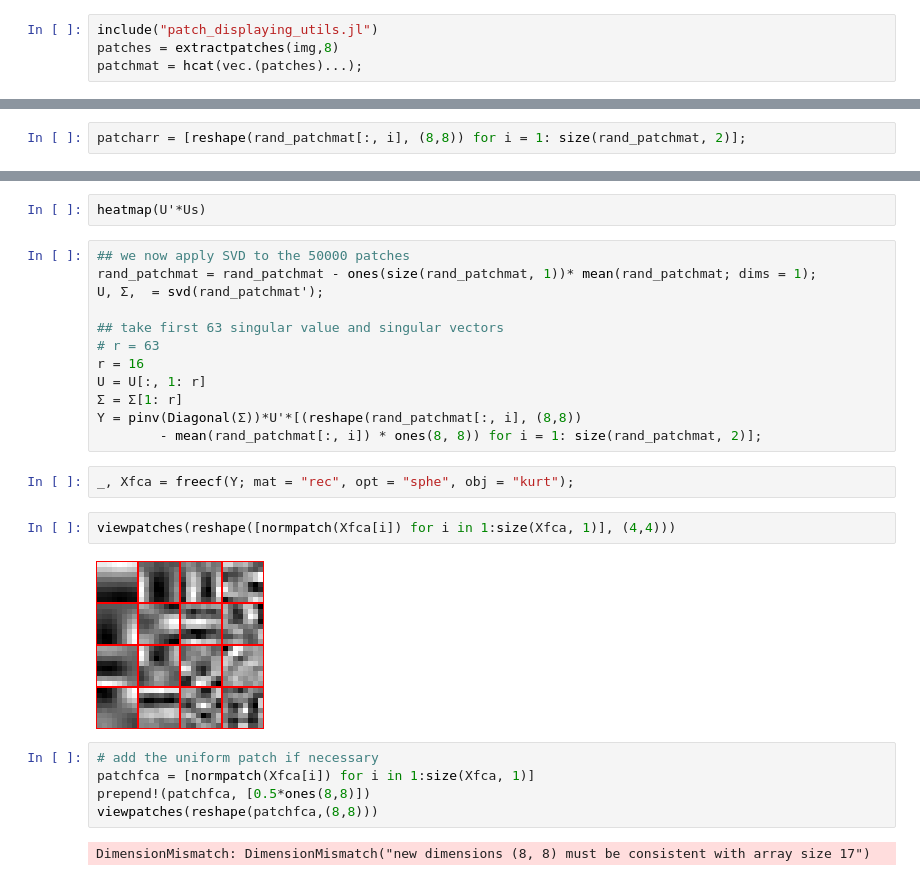
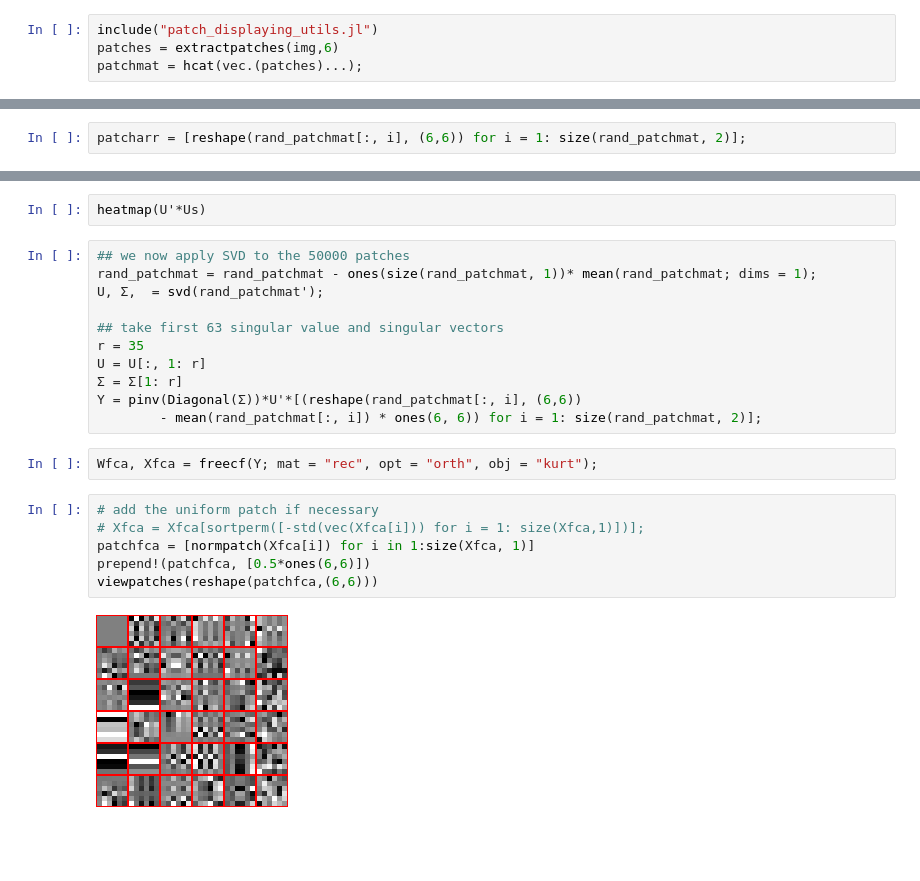
Before and after one commit to lingluanwh/FCA.jl, a Jupyter notebook: examples/patch/FCApatch_vs_ICApatch.ipynb, the cells around one changed output, grey strips where cells are left out. Cells and saved outputs as stored; diff of their text form; blank space fills up the shorter version.

```diff
--- a/examples/patch/FCApatch_vs_ICApatch.ipynb
+++ b/examples/patch/FCApatch_vs_ICApatch.ipynb
@@ -19,6 +24,6 @@ Gray.(img)
 # %%
 include("patch_displaying_utils.jl")
-patches = extractpatches(img,8)
+patches = extractpatches(img,6)
 patchmat = hcat(vec.(patches)...);
 # %%
 @show size(patchmat)
@@ -67,7 +72,7 @@ $$
 
 where the free components in $X_{fca}$ stand for the $\sf FCA$ components and $W_{fca}$ denotes corresponding  coefficients.
 # %%
-patcharr = [reshape(rand_patchmat[:, i], (8,8)) for i = 1: size(rand_patchmat, 2)];
+patcharr = [reshape(rand_patchmat[:, i], (6,6)) for i = 1: size(rand_patchmat, 2)];
 # %% [markdown]
 Note that if we set `batch_size` to be $50000$, $W_{fca}$ will be a $50000 \times 64$ matrix. The whitening process in FCF, whien being applied to `patcharr`, involves the eigenvalue decomposition of a $50000 \times 50000$ matrix. (We will take first $64$ eigenvalues and eigenvectors, as the rest eigenvalues are $0$ and irrelavant to the data.) This is time comsuming and unnecessary, a SVD for matrices is desired here.
 
@@ -118,22 +123,18 @@ rand_patchmat = rand_patchmat - ones(size(rand_patchmat, 1))* mean(rand_patchmat
 U, Σ,  = svd(rand_patchmat');
 
 ## take first 63 singular value and singular vectors
-# r = 63
-r = 16
+r = 35
 U = U[:, 1: r]
 Σ = Σ[1: r]
-Y = pinv(Diagonal(Σ))*U'*[(reshape(rand_patchmat[:, i], (8,8))
-        - mean(rand_patchmat[:, i]) * ones(8, 8)) for i = 1: size(rand_patchmat, 2)];
+Y = pinv(Diagonal(Σ))*U'*[(reshape(rand_patchmat[:, i], (6,6))
+        - mean(rand_patchmat[:, i]) * ones(6, 6)) for i = 1: size(rand_patchmat, 2)];
 # %%
-_, Xfca = freecf(Y; mat = "rec", opt = "sphe", obj = "kurt");
+Wfca, Xfca = freecf(Y; mat = "rec", opt = "orth", obj = "kurt");
-# %%
-viewpatches(reshape([normpatch(Xfca[i]) for i in 1:size(Xfca, 1)], (4,4)))
-# %% [output]
-[figure, removed]
 # %%
 # add the uniform patch if necessary
+# Xfca = Xfca[sortperm([-std(vec(Xfca[i])) for i = 1: size(Xfca,1)])];
 patchfca = [normpatch(Xfca[i]) for i in 1:size(Xfca, 1)]
-prepend!(patchfca, [0.5*ones(8,8)])
-viewpatches(reshape(patchfca,(8,8)))
+prepend!(patchfca, [0.5*ones(6,6)])
+viewpatches(reshape(patchfca,(6,6)))
 # %% [output]
-DimensionMismatch: DimensionMismatch("new dimensions (8, 8) must be consistent with array size 17")
+[figure, added]
```
Also changed, not shown: parts of 5 cells of this notebook, 6 other files.
